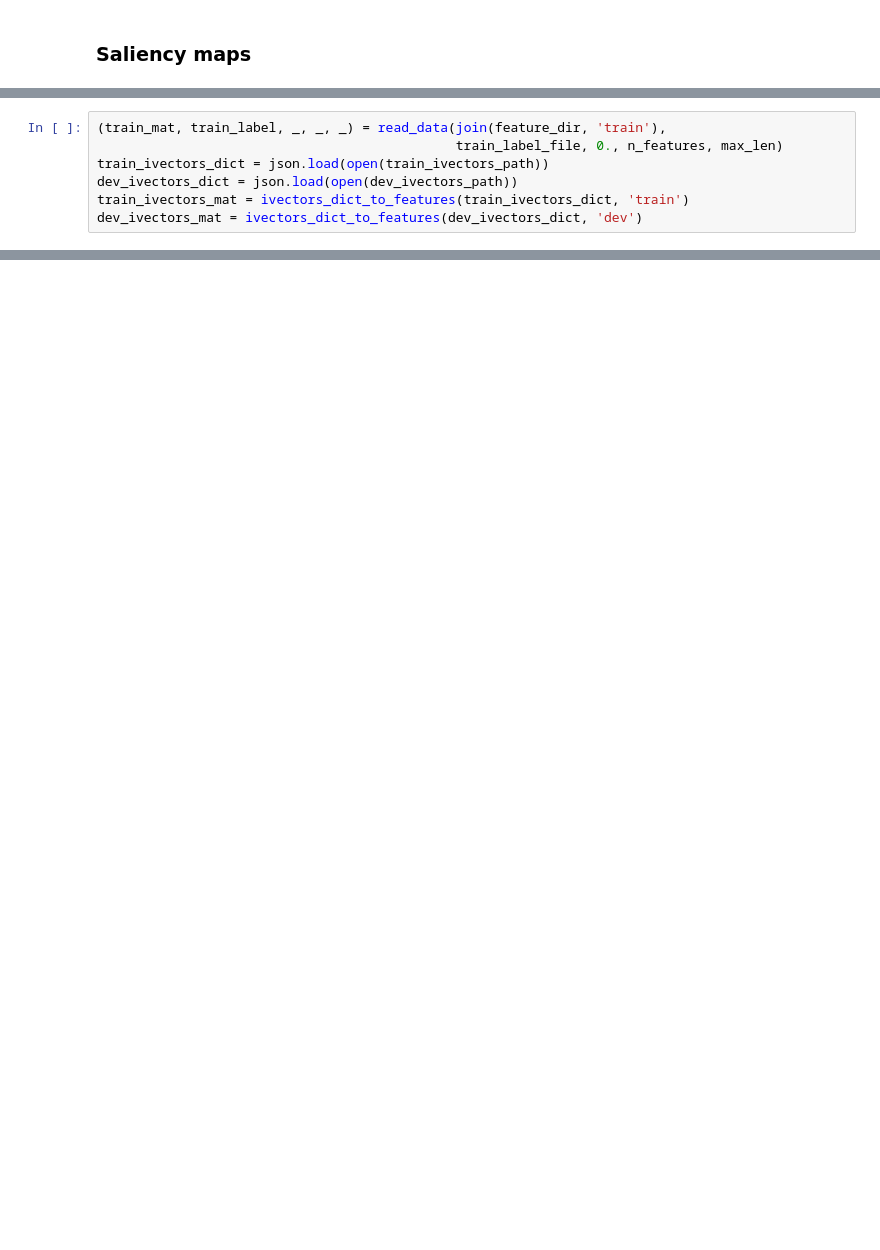
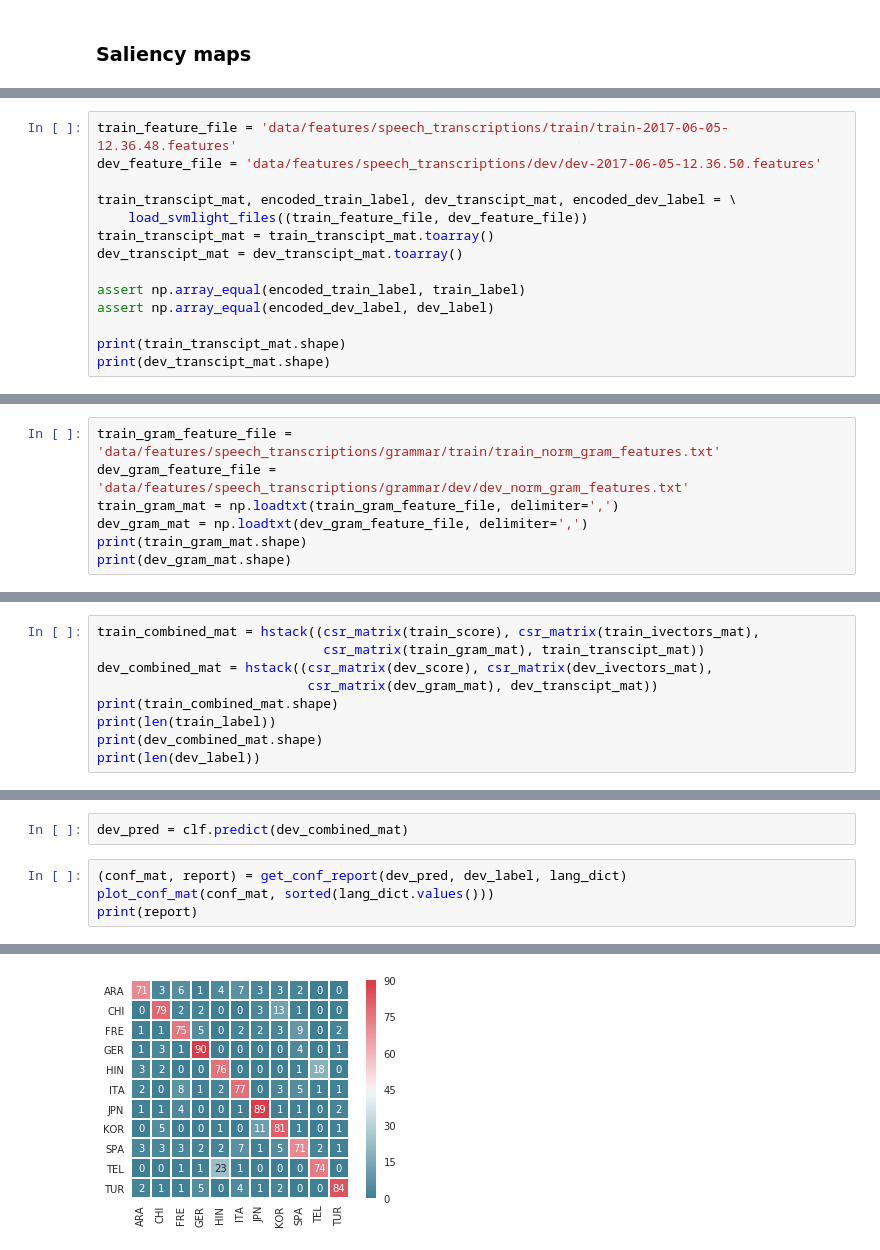
Before and after one commit to loongchh/native-language-cnn, a Jupyter notebook: Evaluate.ipynb, the cells around one changed output, grey strips where cells are left out. Cells and saved outputs as stored; diff of their text form; blank space fills up the shorter version.

```diff
--- a/Evaluate.ipynb
+++ b/Evaluate.ipynb
@@ -201,7 +294,0 @@ train_label_file = "data/labels/train/labels.train.csv"
-# %%
-(train_mat, train_label, _, _, _) = read_data(join(feature_dir, 'train'),
-                                              train_label_file, 0., n_features, max_len)
-train_ivectors_dict = json.load(open(train_ivectors_path))
-dev_ivectors_dict = json.load(open(dev_ivectors_path))
-train_ivectors_mat = ivectors_dict_to_features(train_ivectors_dict, 'train')
-dev_ivectors_mat = ivectors_dict_to_features(dev_ivectors_dict, 'dev')
@@ -233,0 +297,14 @@ get_conf_f1(dev_pred, dev_label)
+# %%
+train_feature_file = 'data/features/speech_transcriptions/train/train-2017-06-05-12.36.48.features'
+dev_feature_file = 'data/features/speech_transcriptions/dev/dev-2017-06-05-12.36.50.features'
+
+train_transcipt_mat, encoded_train_label, dev_transcipt_mat, encoded_dev_label = \
+    load_svmlight_files((train_feature_file, dev_feature_file))
+train_transcipt_mat = train_transcipt_mat.toarray()
+dev_transcipt_mat = dev_transcipt_mat.toarray()
+
+assert np.array_equal(encoded_train_label, train_label)
+assert np.array_equal(encoded_dev_label, dev_label)
+
+print(train_transcipt_mat.shape)
+print(dev_transcipt_mat.shape)
@@ -233,0 +316,7 @@ get_conf_f1(dev_pred, dev_label)
+# %%
+train_gram_feature_file = 'data/features/speech_transcriptions/grammar/train/train_norm_gram_features.txt'
+dev_gram_feature_file = 'data/features/speech_transcriptions/grammar/dev/dev_norm_gram_features.txt'
+train_gram_mat = np.loadtxt(train_gram_feature_file, delimiter=',')
+dev_gram_mat = np.loadtxt(dev_gram_feature_file, delimiter=',')
+print(train_gram_mat.shape)
+print(dev_gram_mat.shape)
@@ -233,0 +328,9 @@ get_conf_f1(dev_pred, dev_label)
+# %%
+train_combined_mat = hstack((csr_matrix(train_score), csr_matrix(train_ivectors_mat),
+                             csr_matrix(train_gram_mat), train_transcipt_mat))
+dev_combined_mat = hstack((csr_matrix(dev_score), csr_matrix(dev_ivectors_mat),
+                           csr_matrix(dev_gram_mat), dev_transcipt_mat))
+print(train_combined_mat.shape)
+print(len(train_label))
+print(dev_combined_mat.shape)
+print(len(dev_label))
@@ -233,0 +350,7 @@ get_conf_f1(dev_pred, dev_label)
+# %%
+dev_pred = clf.predict(dev_combined_mat)
+# %%
+(conf_mat, report) = get_conf_report(dev_pred, dev_label, lang_dict)
+plot_conf_mat(conf_mat, sorted(lang_dict.values()))
+print(report)
+# %% [output]
@@ -233,0 +372 @@ get_conf_f1(dev_pred, dev_label)
+[figure, added]
```
Also changed, not shown: parts of 33 cells of this notebook.
